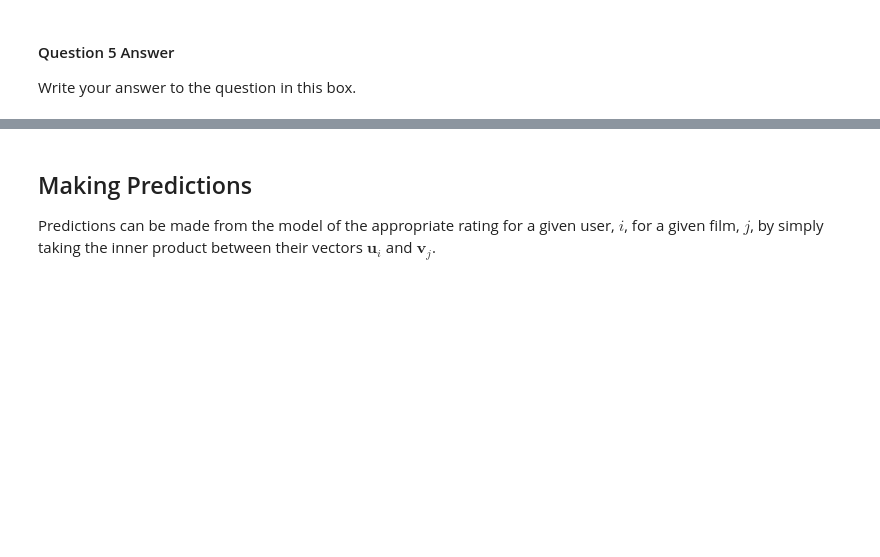
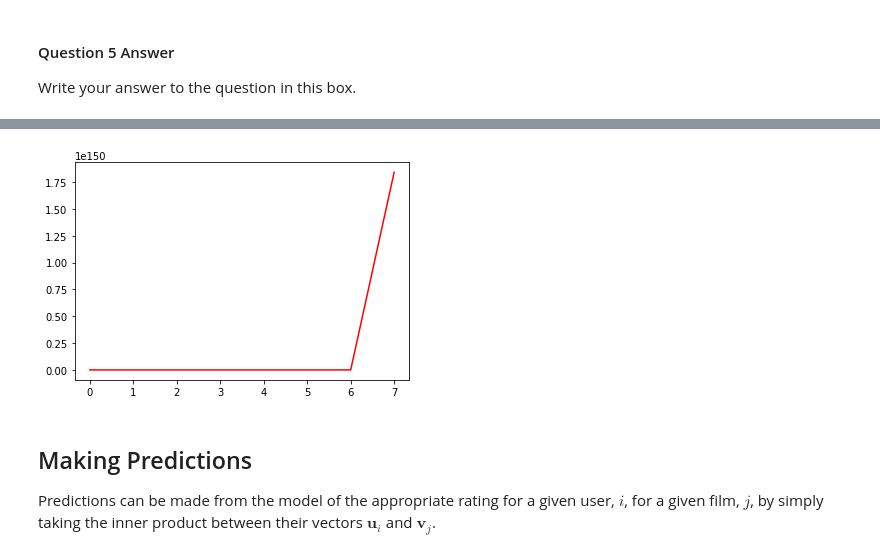
Before and after one commit to Lone5267/MLAI, a Jupyter notebook: Lab 2 - Objective Functions.ipynb, the cells around one changed output, grey strips where cells are left out. Cells and saved outputs as stored; diff of their text form; code cells hidden in the pictures; blank space fills up the shorter version.

```diff
--- a/Lab 2 - Objective Functions.ipynb
+++ b/Lab 2 - Objective Functions.ipynb
@@ -302,3 +327,8 @@ Write your answer to the question in this box.
+# %%
+U_big_rate, V_big_rate = run_gradient(iterations=20, learn_rate=0.5)
+# It may cause some problem about calculating.
+# %% [output]
+[figure, added]
 # %% [markdown]
 ## Making Predictions
 
```
Also changed, not shown: parts of 15 cells of this notebook, 1 other file.
